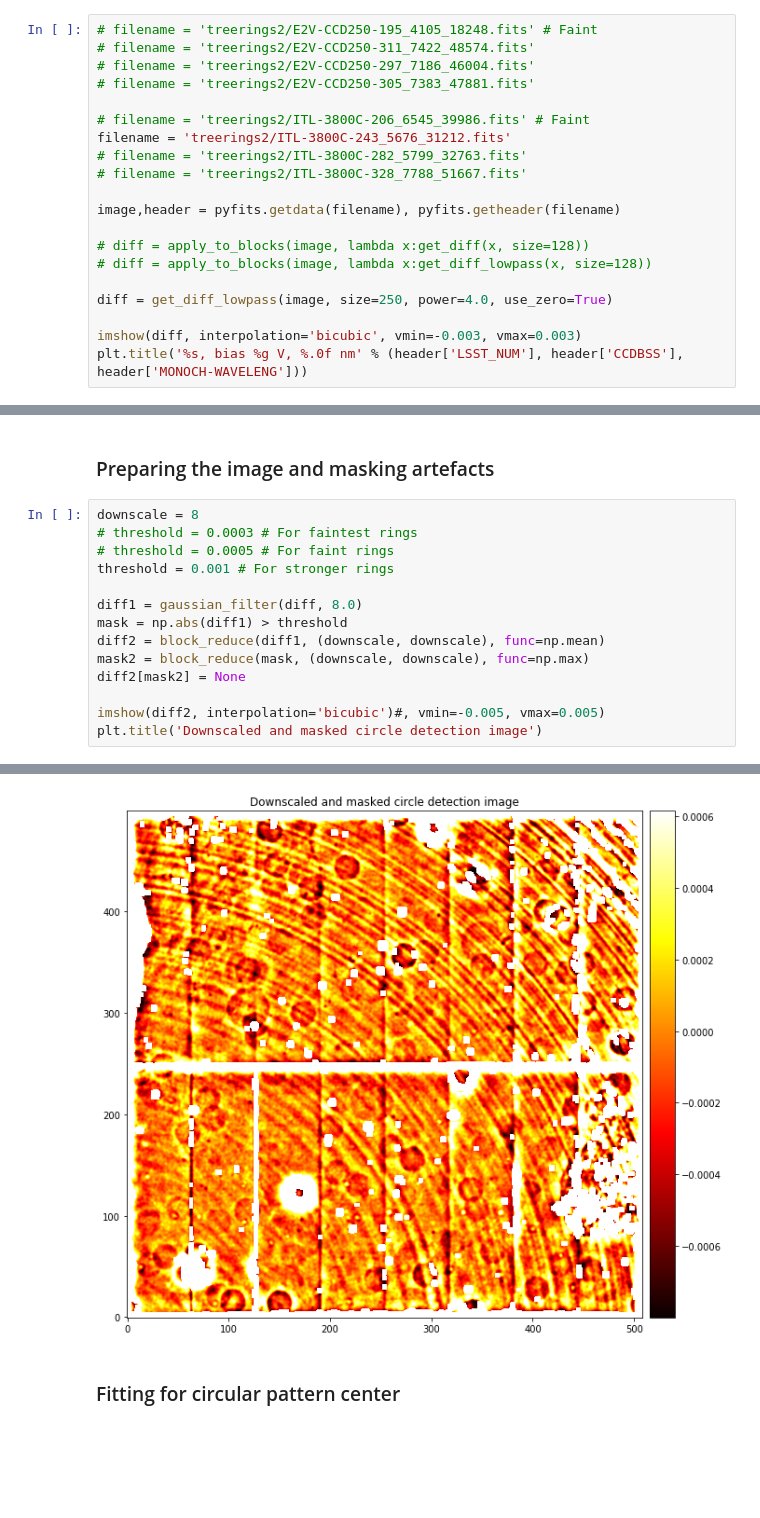
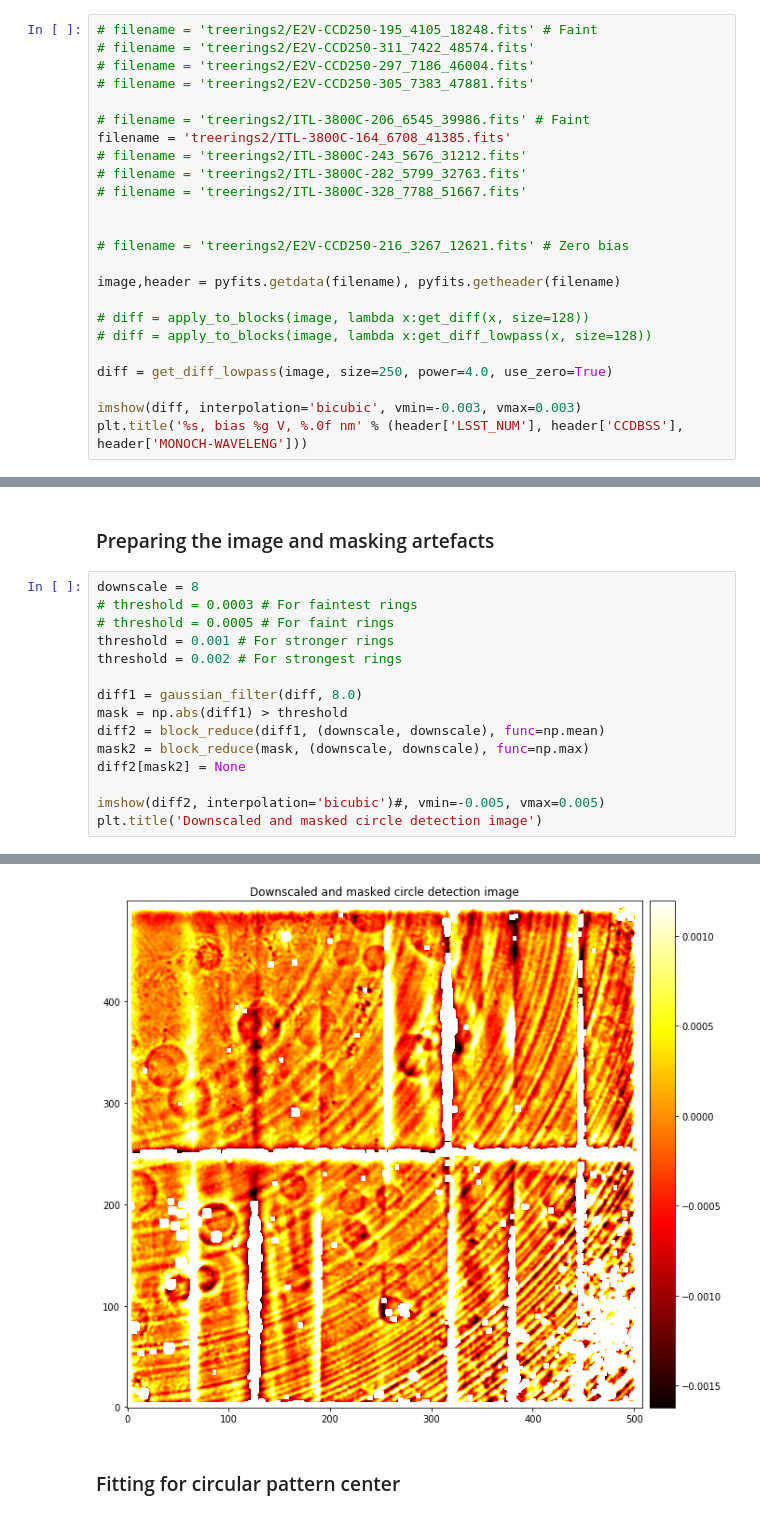
Before and after one commit to youtsumi/lsst-misc, a Jupyter notebook: Tree_Rings_Analysis.ipynb, the cells around one changed output, grey strips where cells are left out. Cells and saved outputs as stored; diff of their text form; blank space fills up the shorter version.

```diff
--- a/Tree_Rings_Analysis.ipynb
+++ b/Tree_Rings_Analysis.ipynb
@@ -245,9 +245,13 @@ def imshow(image, qq=[0.5,97.5], show_colorbar=True, **kwargs):
 # filename = 'treerings2/E2V-CCD250-305_7383_47881.fits'
 
 # filename = 'treerings2/ITL-3800C-206_6545_39986.fits' # Faint
-filename = 'treerings2/ITL-3800C-243_5676_31212.fits'
+filename = 'treerings2/ITL-3800C-164_6708_41385.fits'
+# filename = 'treerings2/ITL-3800C-243_5676_31212.fits'
 # filename = 'treerings2/ITL-3800C-282_5799_32763.fits'
 # filename = 'treerings2/ITL-3800C-328_7788_51667.fits'
+
+
+# filename = 'treerings2/E2V-CCD250-216_3267_12621.fits' # Zero bias
 
 image,header = pyfits.getdata(filename), pyfits.getheader(filename)
 
@@ -266,20 +270,21 @@ Text(0.5,1,'ITL-3800C-243, bias -50 V, 675 nm')
 # %%
 downscale = 8
 # threshold = 0.0003 # For faintest rings
 # threshold = 0.0005 # For faint rings
 threshold = 0.001 # For stronger rings
+threshold = 0.002 # For strongest rings
 
 diff1 = gaussian_filter(diff, 8.0)
 mask = np.abs(diff1) > threshold
 diff2 = block_reduce(diff1, (downscale, downscale), func=np.mean)
 mask2 = block_reduce(mask, (downscale, downscale), func=np.max)
 diff2[mask2] = None
 
 imshow(diff2, interpolation='bicubic')#, vmin=-0.005, vmax=0.005)
 plt.title('Downscaled and masked circle detection image')
 # %% [output]
 Text(0.5,1,'Downscaled and masked circle detection image')
-[figure, old version]
+[figure, new version]
 # %% [markdown]
 ### Fitting for circular pattern center
 # %%
```
Also changed, not shown: parts of 9 cells of this notebook.
